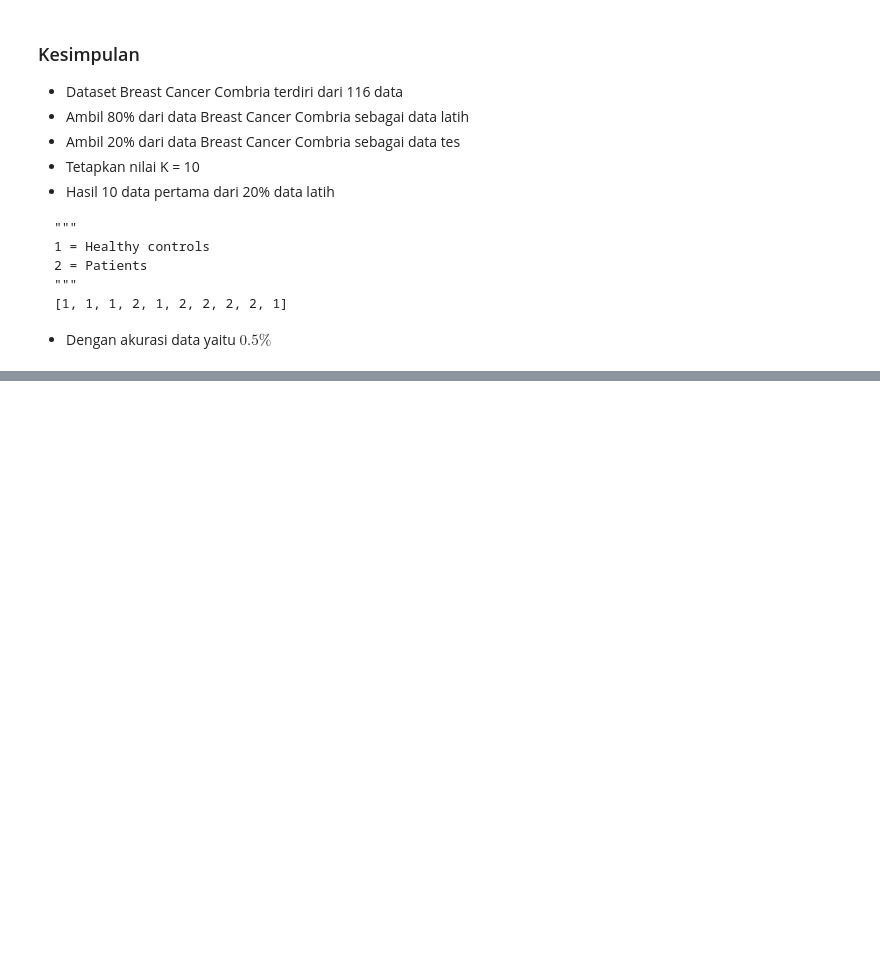
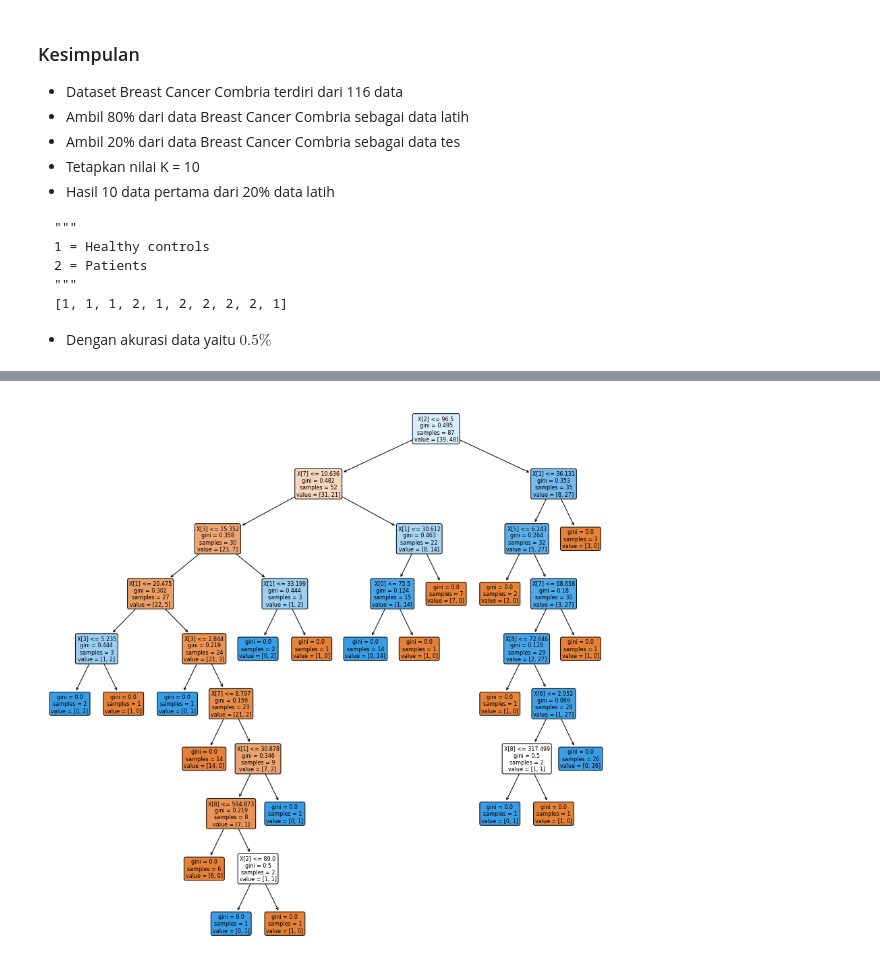
Before and after one commit to Alfito12/datamining, a Jupyter notebook: _sources/UTS.ipynb, the cells around one changed output, grey strips where cells are left out. Saved outputs shown, nothing was run; the diff lists cells and outputs as text; code cells hidden in the pictures; blank space fills up the shorter version.

```diff
--- a/_sources/UTS.ipynb
+++ b/_sources/UTS.ipynb
@@ -175,0 +205,4 @@ array([1])
+# %%
+# x sebagai variable independent
+x = data.drop(['Classification'], axis = 1)
+x.head
@@ -175,0 +227,4 @@ array([1])
+# %%
+# y sebagai variable dependent
+y = data['Classification']
+y.head
@@ -175,0 +244,3 @@ array([1])
+# %%
+from sklearn.model_selection import train_test_split
+x_train, x_test, y_train, y_test = train_test_split(x, y, test_size=0.25, shuffle=True, stratify=y, random_state=0)
@@ -175,0 +267,7 @@ array([1])
+# %%
+# membangun decision tree menggunakan gini
+clf = DecisionTreeClassifier(criterion="gini")
+clf = clf.fit(x_train,y_train)
+
+#Prediksi data test
+y_pred = clf.predict(x_test)
@@ -175,0 +286,11 @@ array([1])
+# %%
+plt.figure(figsize=(15,15))
+#create the tree plot
+a = tree.plot_tree(clf,
+                   rounded = True,
+                   filled = True,
+                   fontsize=8)
+#show the plot
+plt.show()
+# %% [output]
+[figure, added]
```
Also changed, not shown: parts of 9 cells of this notebook, 9 other files.
